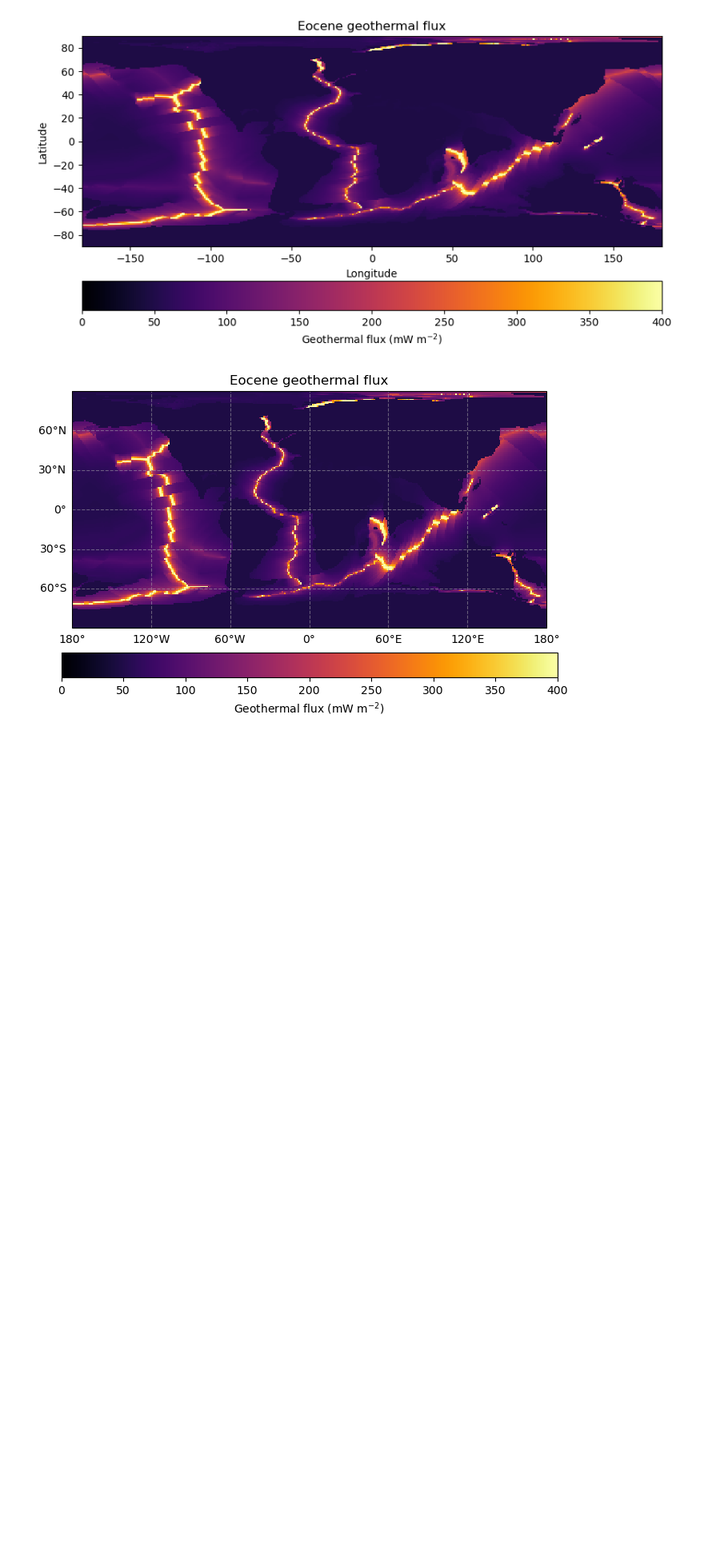
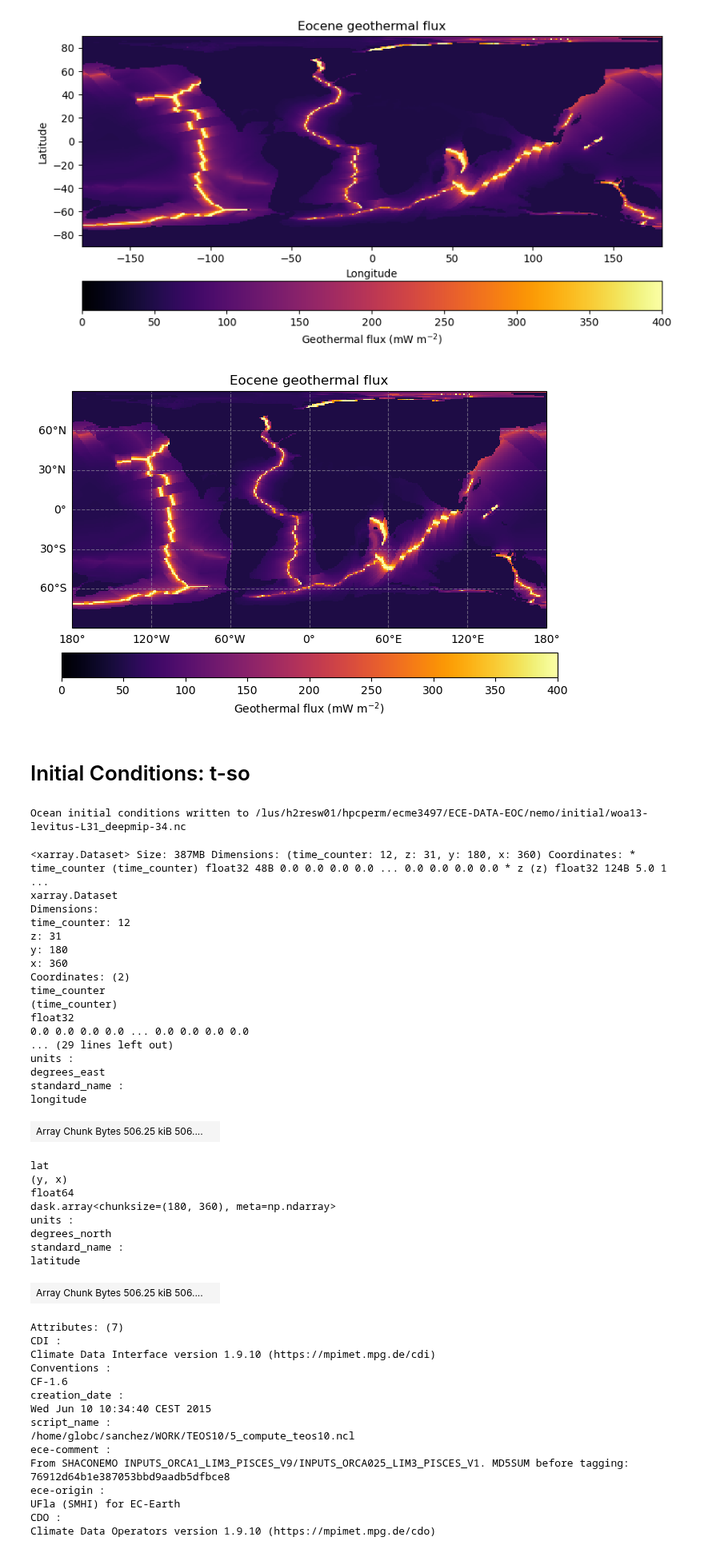
Before and after one commit to renatacoppo/Eocene-creator, a Jupyter notebook: NEMO/modify_nemo.ipynb, the cells around one changed output. Shown at 80% size. Cells and saved outputs as stored; diff of their text form; code cells hidden in the pictures; blank space fills up the shorter version.

```diff
--- a/NEMO/modify_nemo.ipynb
+++ b/NEMO/modify_nemo.ipynb
@@ -271,3 +271,54 @@ ax.set_title("Eocene geothermal flux")
 plt.show()
 # %% [output]
 [figure]
+# %% [markdown]
+# Initial Conditions: t-so
+# %%
+eocene.create_ocean_init(
+    woa_file=f"{eocene.input_folder}/nemo/initial/woa13-levitus-L31.nc",
+    domain_file=f"{eocene.input_folder}/nemo/domain/PALEORCA2/domain_cfg.nc"
+)
+# %% [output]
+Ocean initial conditions written to /lus/h2resw01/hpcperm/ecme3497/ECE-DATA-EOC/nemo/initial/woa13-levitus-L31_deepmip-34.nc
+<xarray.Dataset> Size: 387MB Dimensions: (time_counter: 12, z: 31, y: 180, x: 360) Coordinates: * time_counter (time_counter) float32 48B 0.0 0.0 0.0 0.0 ... 0.0 0.0 0.0 0.0 * z (z) float32 124B 5.0 1 ...
+xarray.Dataset
+Dimensions:
+time_counter: 12
+z: 31
+y: 180
+x: 360
+Coordinates: (2)
+time_counter
+(time_counter)
+float32
+0.0 0.0 0.0 0.0 ... 0.0 0.0 0.0 0.0
+... (29 lines left out)
+units :
+degrees_east
+standard_name :
+longitude
+| Array Chunk Bytes 506.25 kiB 506.... |  |
+lat
+(y, x)
+float64
+dask.array<chunksize=(180, 360), meta=np.ndarray>
+units :
+degrees_north
+standard_name :
+latitude
+| Array Chunk Bytes 506.25 kiB 506.... |  |
+Attributes: (7)
+CDI :
+Climate Data Interface version 1.9.10 (https://mpimet.mpg.de/cdi)
+Conventions :
+CF-1.6
+creation_date :
+Wed Jun 10 10:34:40 CEST 2015
+script_name :
+/home/globc/sanchez/WORK/TEOS10/5_compute_teos10.ncl
+ece-comment :
+From SHACONEMO INPUTS_ORCA1_LIM3_PISCES_V9/INPUTS_ORCA025_LIM3_PISCES_V1. MD5SUM before tagging: 76912d64b1e387053bbd9aadb5dfbce8
+ece-origin :
+UFla (SMHI) for EC-Earth
+CDO :
+Climate Data Operators version 1.9.10 (https://mpimet.mpg.de/cdo)
```
Also changed, not shown: parts of 6 cells of this notebook, 1 other file.
